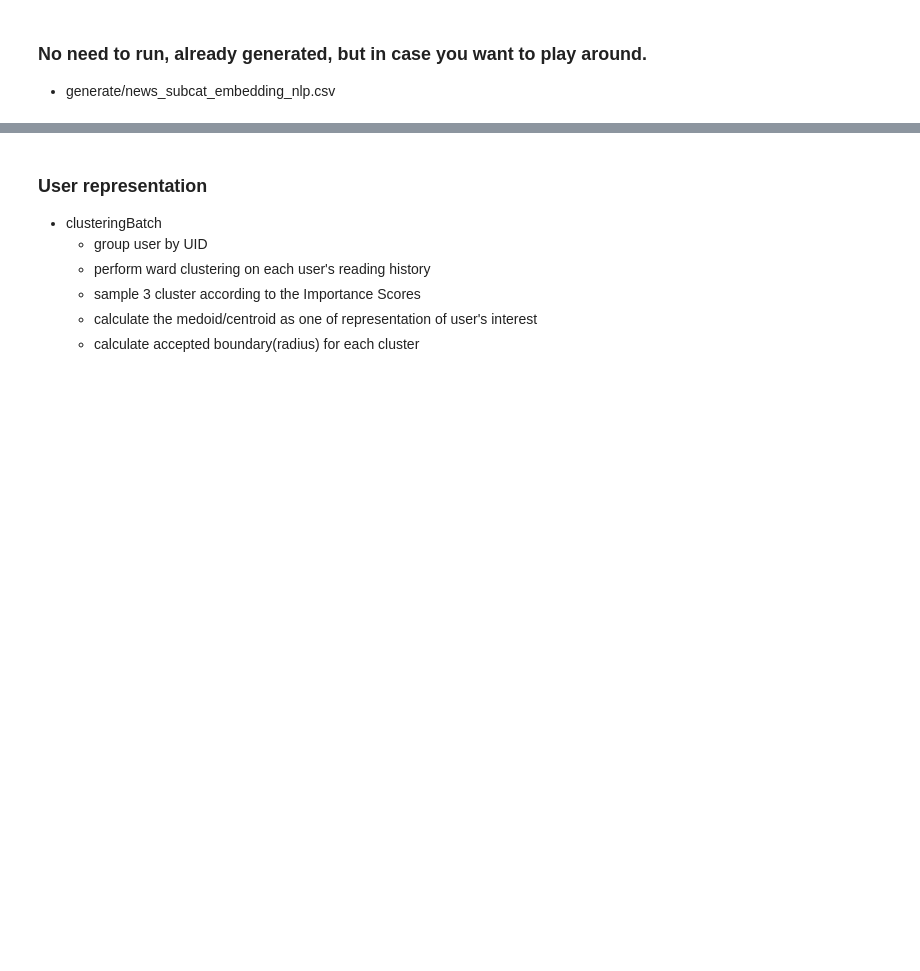
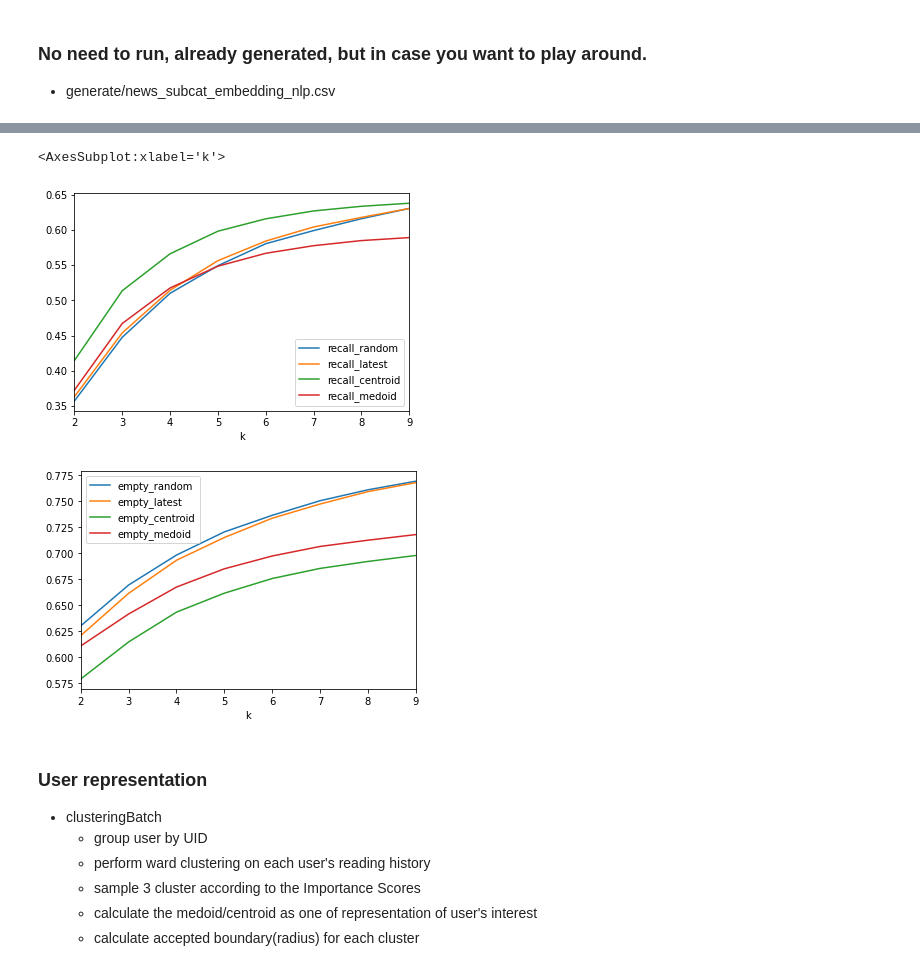
Before and after one commit to hujingwei3303/DM-project, a Jupyter notebook: DM.ipynb, the cells around one changed output, grey strips where cells are left out. Cells and saved outputs as stored; diff of their text form; code cells hidden in the pictures; blank space fills up the shorter version.

```diff
--- a/DM.ipynb
+++ b/DM.ipynb
@@ -72,3 +72,16 @@ radius_scale = 1
 
 history = 'generate/user_history_1.csv'
 impression = 'generate/user_impressions_1.csv'
+# %%
+medoids = []
+centroids = []
+from analysis.common import initialUserHistory
+df_history = initialUserHistory(history)
+df_history['importance'] = np.exp(-lam*(t0-df_history.publishDate)/100000)
+
+for k in range(2,10):
+    df_user_representation_medoid,df_user_representation_centroid = clusteringBatch(t0,k=k,df_history=df_history,threshold=0.6,lam=lam,constant_radius=0.5,with_centroid=True)
+    df_measure_medoid = measurement(df_user_representation_medoid,impression=impression)
+    medoids.append((df_measure_medoid.recall.mean(),df_measure_medoid.percent_empty.mean()))
+    df_measure_centroid = measurement(df_user_representation_centroid,impression=impression)
+    centroids.append((df_measure_centroid.recall.mean(),df_measure_centroid.percent_empty.mean()))
@@ -74,0 +110,17 @@ impression = 'generate/user_impressions_1.csv'
+# %%
+from analysis.common import initialUserHistory
+r = []
+i=0
+df_history = initialUserHistory(history)
+for k in range(2,10):
+    print(k)
+    df_user_representation_random,df_user_representation_latest =  baselineTest(df_history=df_history,k=k,default_radius=0.5)
+
+    df_measure_random = measurement(df_user_representation_random,impression=impression)
+
+    df_measure_latest = measurement(df_user_representation_latest,impression=impression)
+
+    r.append((k,df_measure_random.recall.mean(),df_measure_random.percent_empty.mean(),df_measure_latest.recall.mean(),df_measure_latest.percent_empty.mean()))
+    i+=1
+
+df = pd.DataFrame.from_records(r,columns=['k','recall_random','empty_random','recall_latest','empty_latest'])
@@ -74,0 +136,4 @@ impression = 'generate/user_impressions_1.csv'
+# %%
+df1 = pd.read_csv('k_diff.csv')
+df2 = df.merge(df1,on='k')
+df2 = df2[['k','recall_random','empty_random','recall_latest','empty_latest','recall_centroid','empty_centroid','recall_medoid','empty_medoid']]
@@ -75,3 +142,10 @@ impression = 'generate/user_impressions_1.csv'
+# %%
+df2.plot(x='k',y=['recall_random','recall_latest','recall_centroid','recall_medoid'])
+df2.plot(x='k',y=['empty_random','empty_latest','empty_centroid','empty_medoid'])
+# %% [output]
+<AxesSubplot:xlabel='k'>
+[figure, added]
+[figure, added]
 # %% [markdown]
 ### User representation
 * clusteringBatch
```
Also changed, not shown: parts of 6 cells of this notebook, 2 other files.
